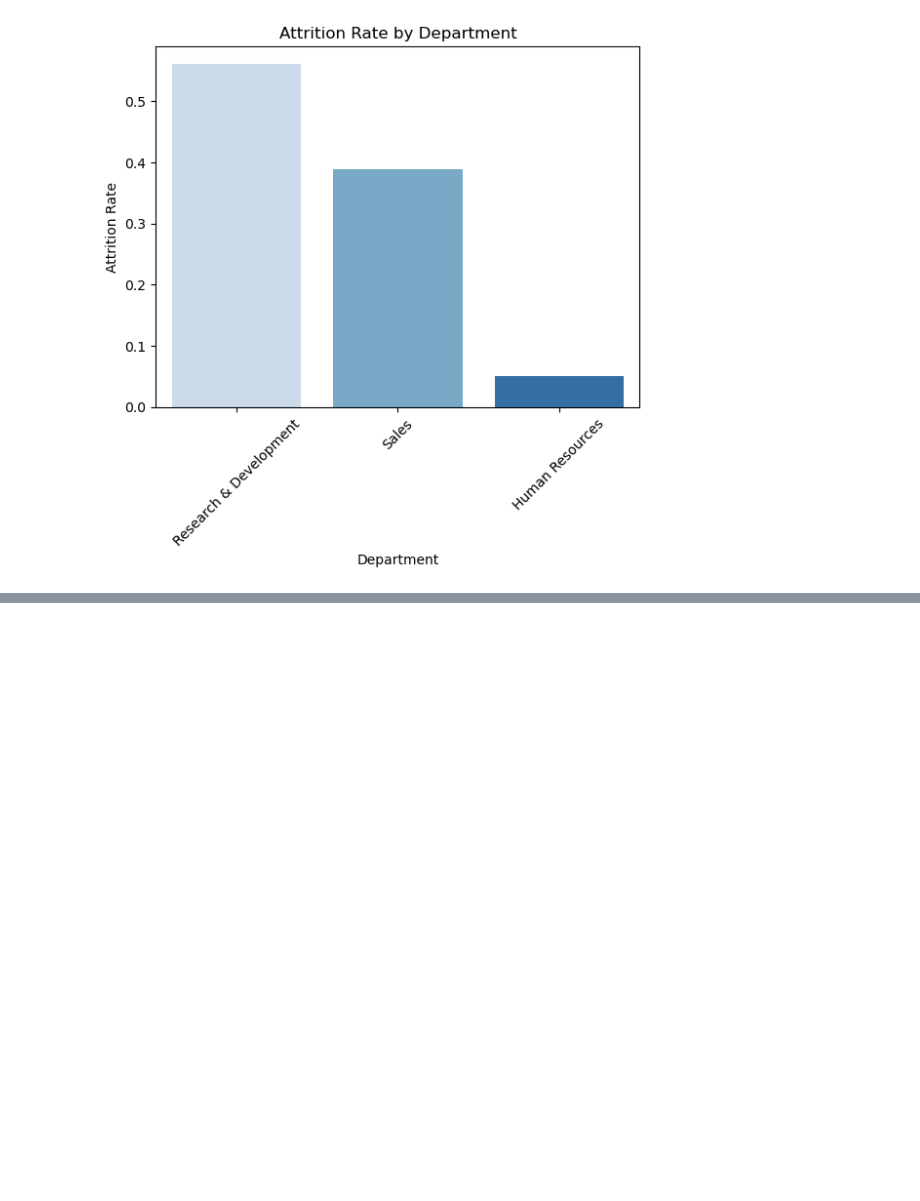
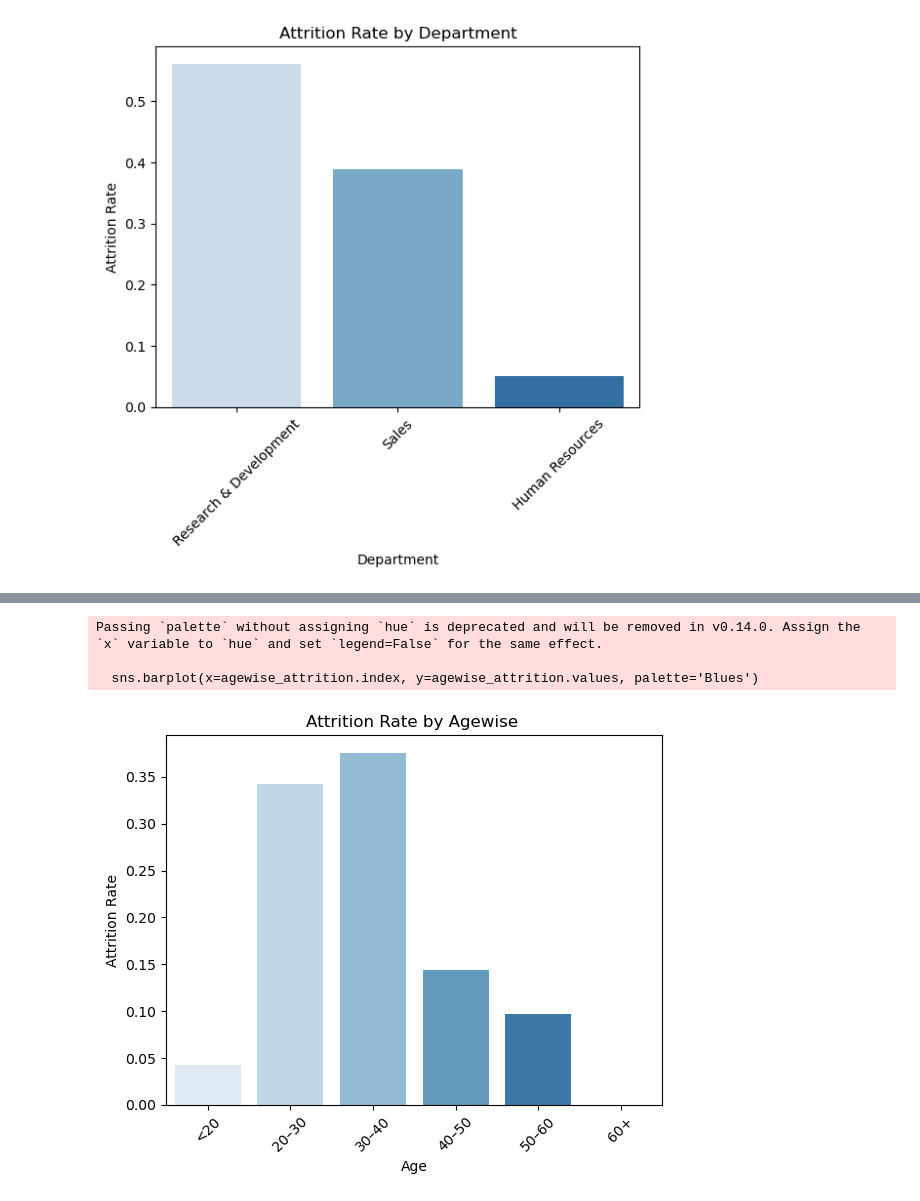
Before and after one commit to harishraju399399/Main-project, a Jupyter notebook: final_project.ipynb, the cells around one changed output, grey strips where cells are left out. Cells and saved outputs as stored; diff of their text form; code cells hidden in the pictures; blank space fills up the shorter version.

```diff
--- a/final_project.ipynb
+++ b/final_project.ipynb
@@ -181,7 +181,16 @@ Name: proportion, dtype: float64
 # %%
 
 
-##Agewise attrition #
+##Agewise attrition
 
 
 Agewise_attrition=HR_Employee_Attrition[HR_Employee_Attrition['Attrition']=='Yes']['Age'].value_counts(normalize=True)
+
+bins = [0, 20, 30, 40, 50, 60, 100]
+labels = ['<20', '20–30', '30–40', '40–50', '50–60', '60+']
+attrited['AgeGroup'] = pd.cut(attrited['Age'], bins=bins, labels=labels, right=False)
+
+agewise_attrition = attrited['AgeGroup'].value_counts(normalize=True).sort_index()
+
+
+print(agewise_attrition)
@@ -261,0 +276,12 @@ Passing `palette` without assigning `hue` is deprecated and will be removed in v
+# %%
+sns.barplot(x=agewise_attrition.index, y=agewise_attrition.values, palette='Blues')
+plt.title('Attrition Rate by Agewise ')
+plt.ylabel('Attrition Rate')
+plt.xlabel('Age')
+plt.xticks(rotation=45)
+plt.show()
+# %% [output]
+Passing `palette` without assigning `hue` is deprecated and will be removed in v0.14.0. Assign the `x` variable to `hue` and set `legend=False` for the same effect.
+
+  sns.barplot(x=agewise_attrition.index, y=agewise_attrition.values, palette='Blues')
+[figure, added]
```
Also changed, not shown: parts of 4 cells of this notebook.
